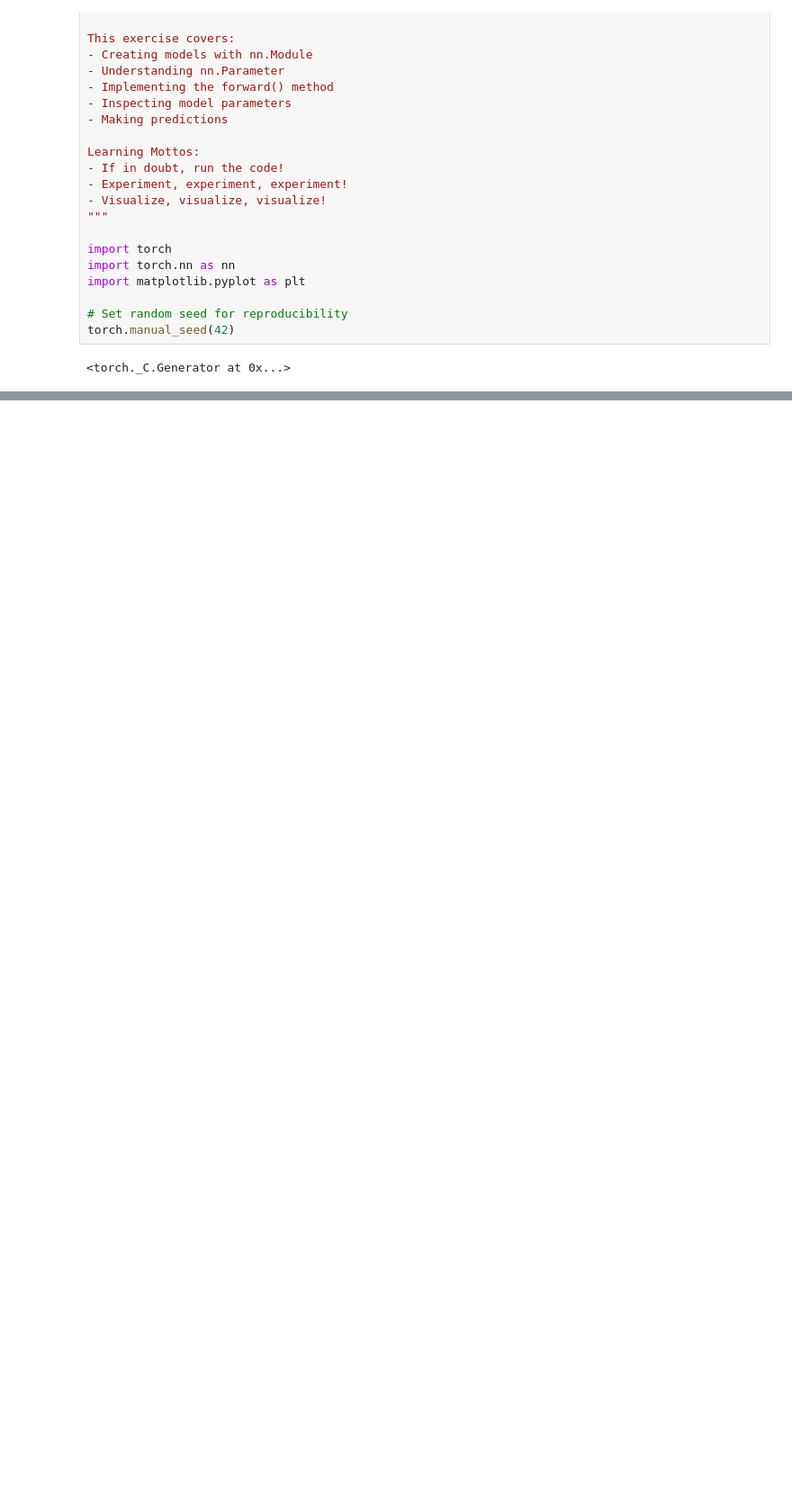
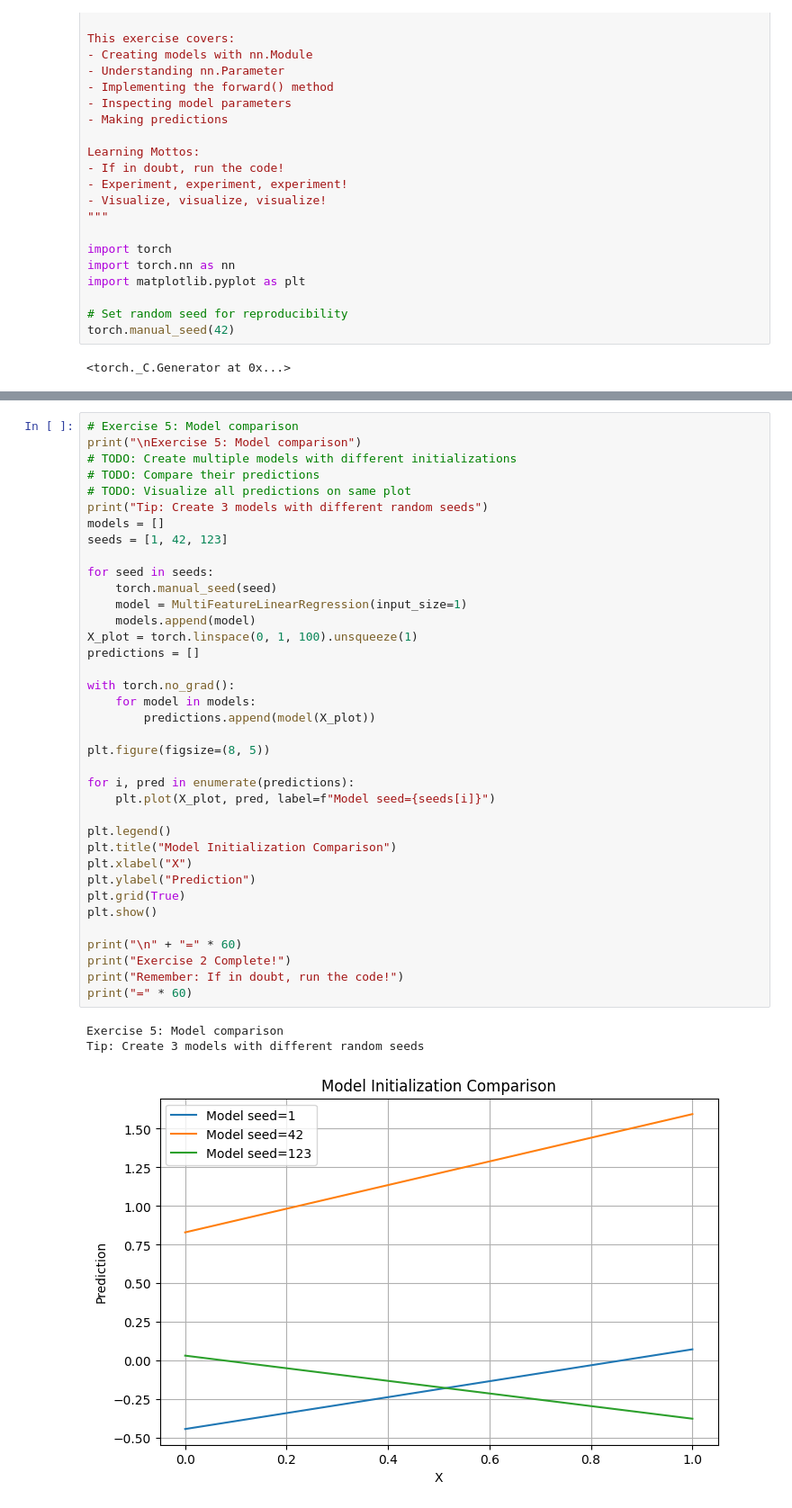
Before and after one commit to TranQuocHuy83/mlops_training---module02---HuyTran-, a Jupyter notebook: 02_building_models.ipynb, the cells around one changed output, grey strips where cells are left out. Shown at 90% size. Saved outputs shown, nothing was run; the diff lists cells and outputs as text; blank space fills up the shorter version.

```diff
--- a/02_building_models.ipynb
+++ b/02_building_models.ipynb
@@ -226,0 +397,41 @@ print("=" * 60)
+# %%
+# Exercise 5: Model comparison
+print("\nExercise 5: Model comparison")
+# TODO: Create multiple models with different initializations
+# TODO: Compare their predictions
+# TODO: Visualize all predictions on same plot
+print("Tip: Create 3 models with different random seeds")
+models = []
+seeds = [1, 42, 123]
+
+for seed in seeds:
+    torch.manual_seed(seed)
+    model = MultiFeatureLinearRegression(input_size=1)
+    models.append(model)
+X_plot = torch.linspace(0, 1, 100).unsqueeze(1)
+predictions = []
+
+with torch.no_grad():
+    for model in models:
+        predictions.append(model(X_plot))
+
+plt.figure(figsize=(8, 5))
+
+for i, pred in enumerate(predictions):
+    plt.plot(X_plot, pred, label=f"Model seed={seeds[i]}")
+
+plt.legend()
+plt.title("Model Initialization Comparison")
+plt.xlabel("X")
+plt.ylabel("Prediction")
+plt.grid(True)
+plt.show()
+
+print("\n" + "=" * 60)
+print("Exercise 2 Complete!")
+print("Remember: If in doubt, run the code!")
+print("=" * 60)
+# %% [output]
+Exercise 5: Model comparison
+Tip: Create 3 models with different random seeds
+[figure, added]
```
Also changed, not shown: parts of 16 cells of this notebook.
